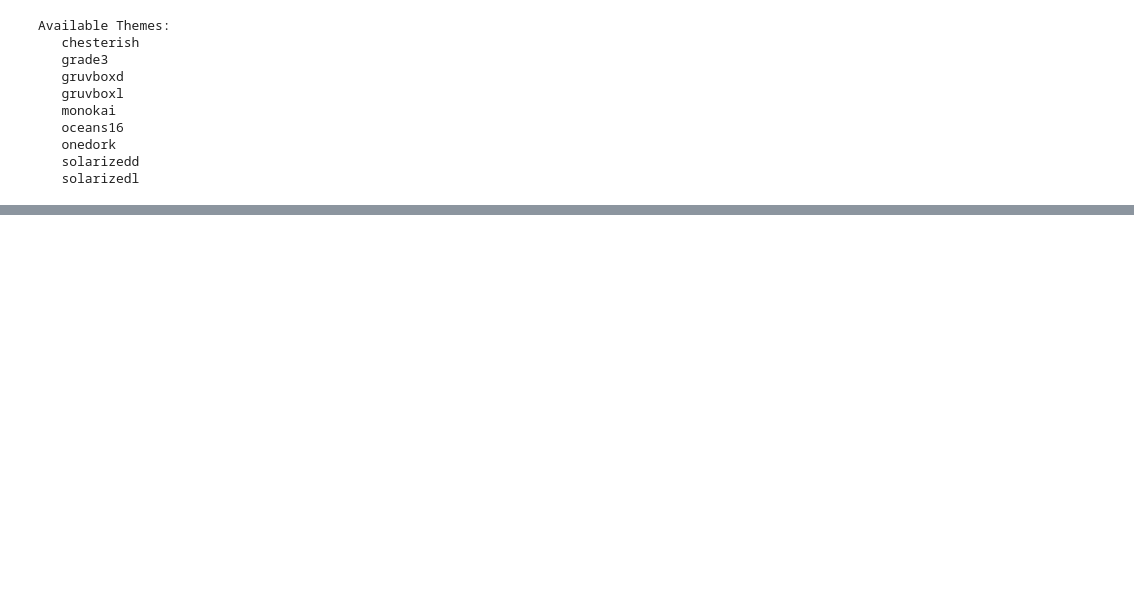
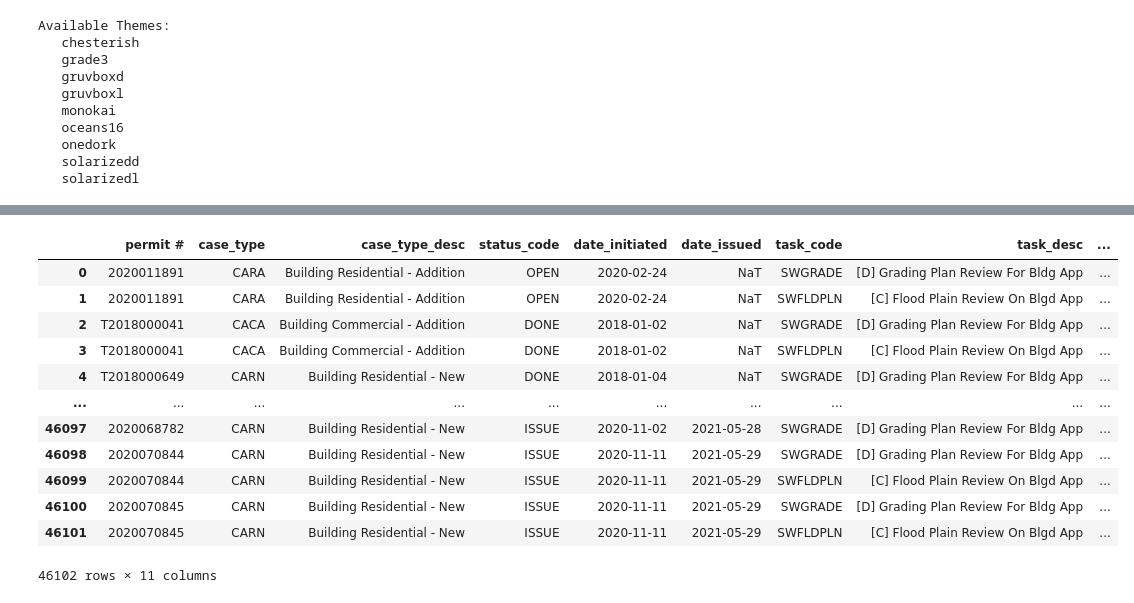
Before and after one commit to Z-Dot13/metro_codes_building_permits-moneyball, a Jupyter notebook: notebook/Partner Project 1.ipynb, the cells around one changed output, grey strips where cells are left out. Cells and saved outputs as stored; diff of their text form; code cells hidden in the pictures; blank space fills up the shorter version.

```diff
--- a/notebook/Partner Project 1.ipynb
+++ b/notebook/Partner Project 1.ipynb
@@ -63,5 +63,5 @@ import seaborn as sns
 
 %matplotlib inline
 # %%
-permits = pd.read_csv('../data/Initiated Building Permits 3yr.csv')
-permits
+sw = pd.read_csv('../data/Initiated Building Permits (SW Tasks) 3yr.csv',
+                 parse_dates=['Date_Initiated','Date_Issued','Task_Complete_Date'])
@@ -82,2 +68,2 @@ permits
 # %%
-permits.columns = permits.columns.str.lower()
+sw.columns = sw.columns.str.lower()
@@ -127,0 +86,17 @@ permits
+# %%
+new_sw = sw[["permit #", "case_type", "case_type_desc", "status_code", "date_initiated", "date_issued", "task_code", "task_desc", "result_code", "result_desc", "task_complete_date"]]
+new_sw
+# %% [output]
+|  | permit # | case_type | case_type_desc | status_code | date_initiated | date_issued | task_code | task_desc | ... |
+| 0 | 2020011891 | CARA | Building Residential - Addition | OPEN | 2020-02-24 | NaT | SWGRADE | [D] Grading Plan Review For Bldg App | ... |
+| 1 | 2020011891 | CARA | Building Residential - Addition | OPEN | 2020-02-24 | NaT | SWFLDPLN | [C] Flood Plain Review On Blgd App | ... |
+| 2 | T2018000041 | CACA | Building Commercial - Addition | DONE | 2018-01-02 | NaT | SWGRADE | [D] Grading Plan Review For Bldg App | ... |
+| 3 | T2018000041 | CACA | Building Commercial - Addition | DONE | 2018-01-02 | NaT | SWFLDPLN | [C] Flood Plain Review On Blgd App | ... |
+| 4 | T2018000649 | CARN | Building Residential - New | DONE | 2018-01-04 | NaT | SWGRADE | [D] Grading Plan Review For Bldg App | ... |
+| ... | ... | ... | ... | ... | ... | ... | ... | ... | ... |
+| 46097 | 2020068782 | CARN | Building Residential - New | ISSUE | 2020-11-02 | 2021-05-28 | SWGRADE | [D] Grading Plan Review For Bldg App | ... |
+| 46098 | 2020070844 | CARN | Building Residential - New | ISSUE | 2020-11-11 | 2021-05-29 | SWGRADE | [D] Grading Plan Review For Bldg App | ... |
+| 46099 | 2020070844 | CARN | Building Residential - New | ISSUE | 2020-11-11 | 2021-05-29 | SWFLDPLN | [C] Flood Plain Review On Blgd App | ... |
+| 46100 | 2020070845 | CARN | Building Residential - New | ISSUE | 2020-11-11 | 2021-05-29 | SWGRADE | [D] Grading Plan Review For Bldg App | ... |
+| 46101 | 2020070845 | CARN | Building Residential - New | ISSUE | 2020-11-11 | 2021-05-29 | SWFLDPLN | [C] Flood Plain Review On Blgd App | ... |
+46102 rows × 11 columns
```
Also changed, not shown: parts of 12 cells of this notebook.
